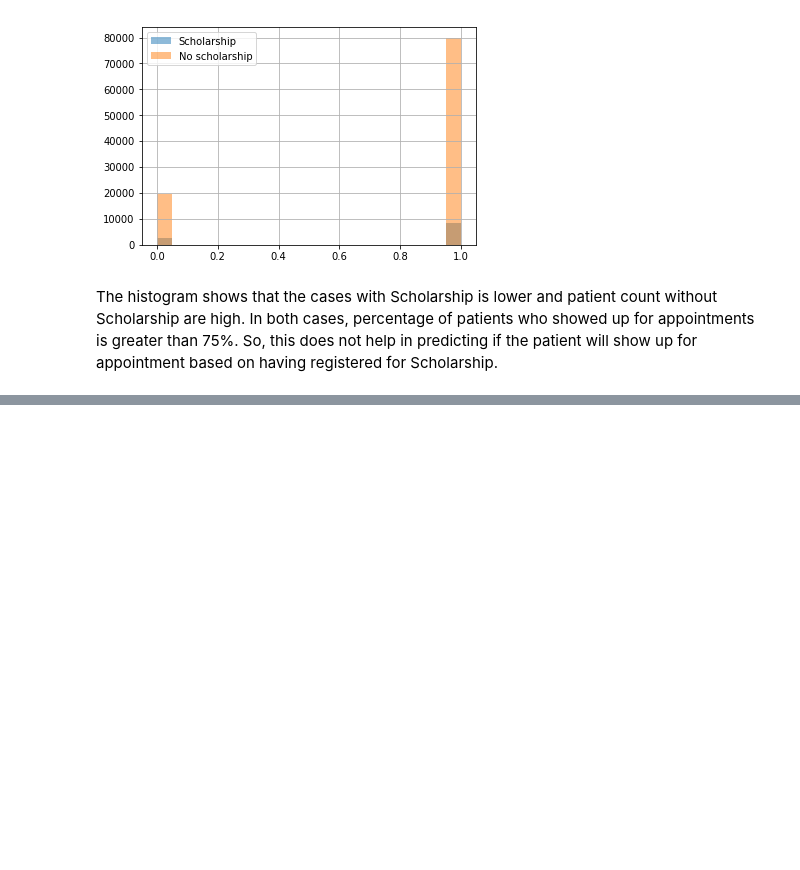
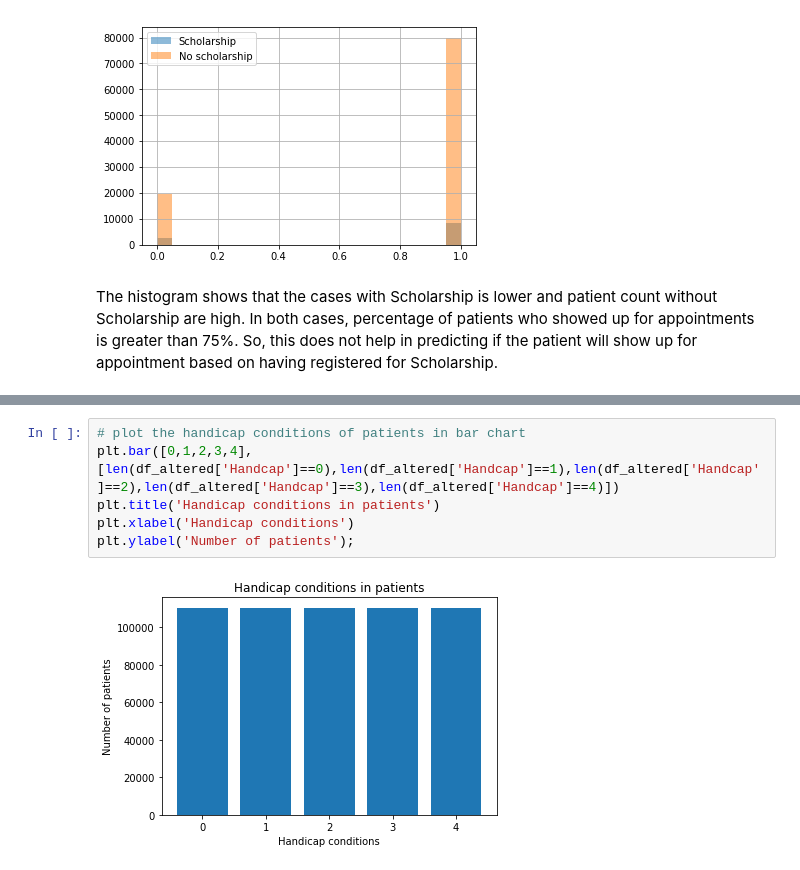
Before and after one commit to Kirthi-Raman/Appointment_NoShow, a Jupyter notebook: NoShow_Appointment.ipynb, the cells around one changed output, grey strips where cells are left out. Drawn from its saved outputs; the diff is of its cells as text; blank space fills up the shorter version.

Commit message:
EDA based on patient's medical condition

```diff
--- a/NoShow_Appointment.ipynb
+++ b/NoShow_Appointment.ipynb
@@ -410,0 +467,8 @@ The histogram shows that the cases with Scholarship is lower and patient count w
+# %%
+# plot the handicap conditions of patients in bar chart
+plt.bar([0,1,2,3,4],[len(df_altered['Handcap']==0),len(df_altered['Handcap']==1),len(df_altered['Handcap']==2),len(df_altered['Handcap']==3),len(df_altered['Handcap']==4)])
+plt.title('Handicap conditions in patients')
+plt.xlabel('Handicap conditions')
+plt.ylabel('Number of patients');
+# %% [output]
+[figure, added]
```
Also changed, not shown: parts of 11 cells of this notebook.
